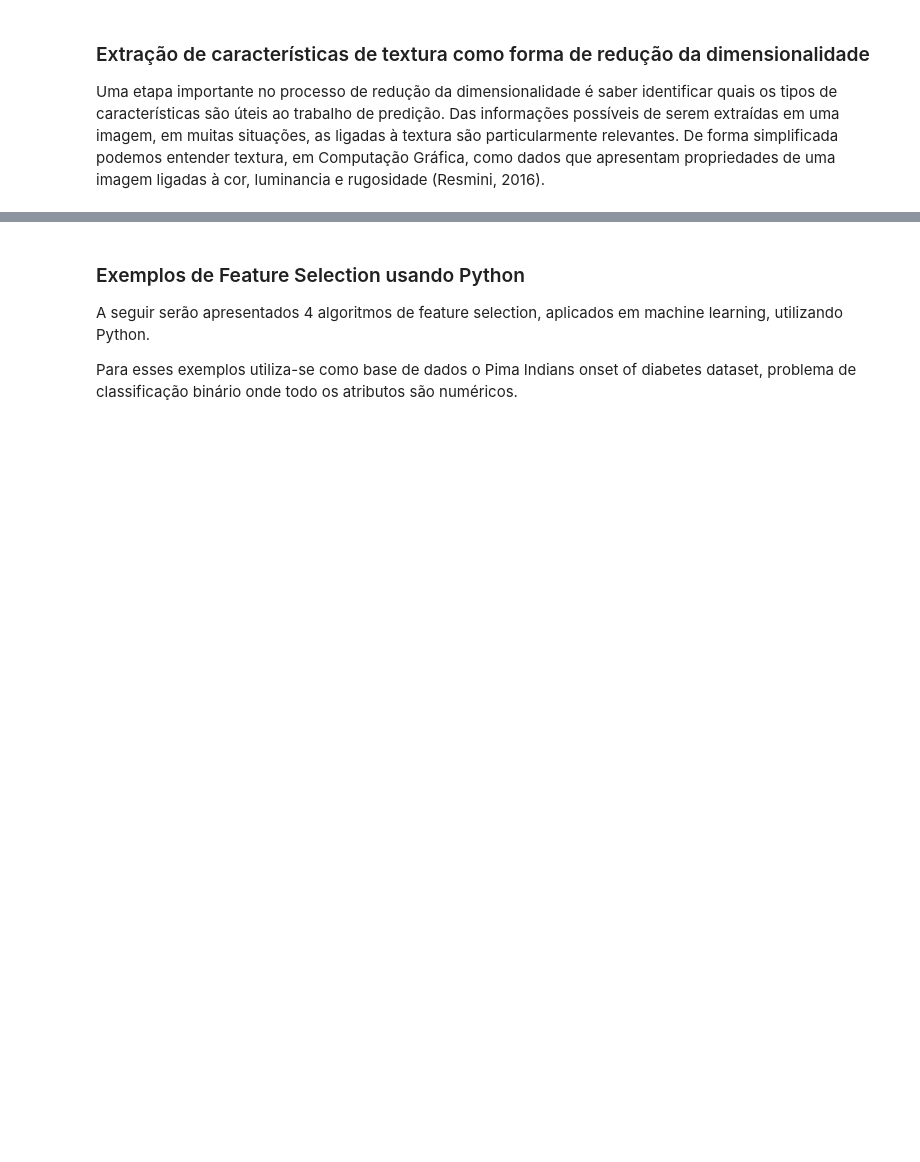
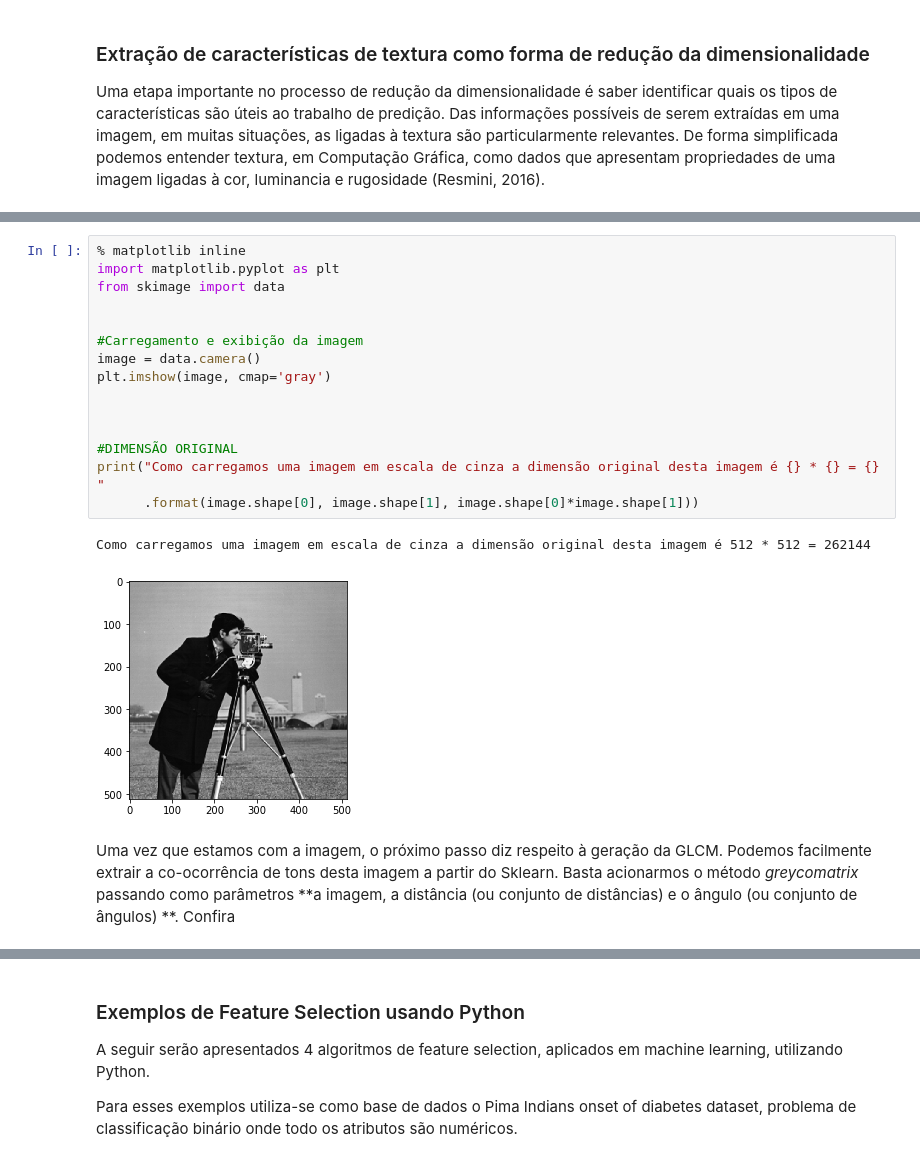
Before and after one commit to smadruga/ML-HW2, a Jupyter notebook: HW02 - Dimensionality reduction and feature selection.ipynb, the cells around one changed output, grey strips where cells are left out. Cells and saved outputs as stored; diff of their text form; blank space fills up the shorter version.

```diff
--- a/HW02 - Dimensionality reduction and feature selection.ipynb
+++ b/HW02 - Dimensionality reduction and feature selection.ipynb
@@ -70,0 +92,20 @@ INSERIR EQUAÇÃO GLCM
+# %%
+% matplotlib inline
+import matplotlib.pyplot as plt
+from skimage import data
+
+
+#Carregamento e exibição da imagem
+image = data.camera()
+plt.imshow(image, cmap='gray')
+
+
+
+#DIMENSÃO ORIGINAL
+print("Como carregamos uma imagem em escala de cinza a dimensão original desta imagem é {} * {} = {} "
+      .format(image.shape[0], image.shape[1], image.shape[0]*image.shape[1]))
+# %% [output]
+Como carregamos uma imagem em escala de cinza a dimensão original desta imagem é 512 * 512 = 262144
+[figure, added]
+# %% [markdown]
+Uma vez que estamos com a imagem, o próximo passo diz respeito à geração da GLCM. Podemos facilmente extrair a co-ocorrência de tons desta imagem a partir do Sklearn. Basta acionarmos o método *greycomatrix* passando como parâmetros **a imagem, a distância (ou conjunto de distâncias) e o ângulo (ou conjunto de ângulos) **. Confira
```
Also changed, not shown: parts of 8 cells of this notebook.
